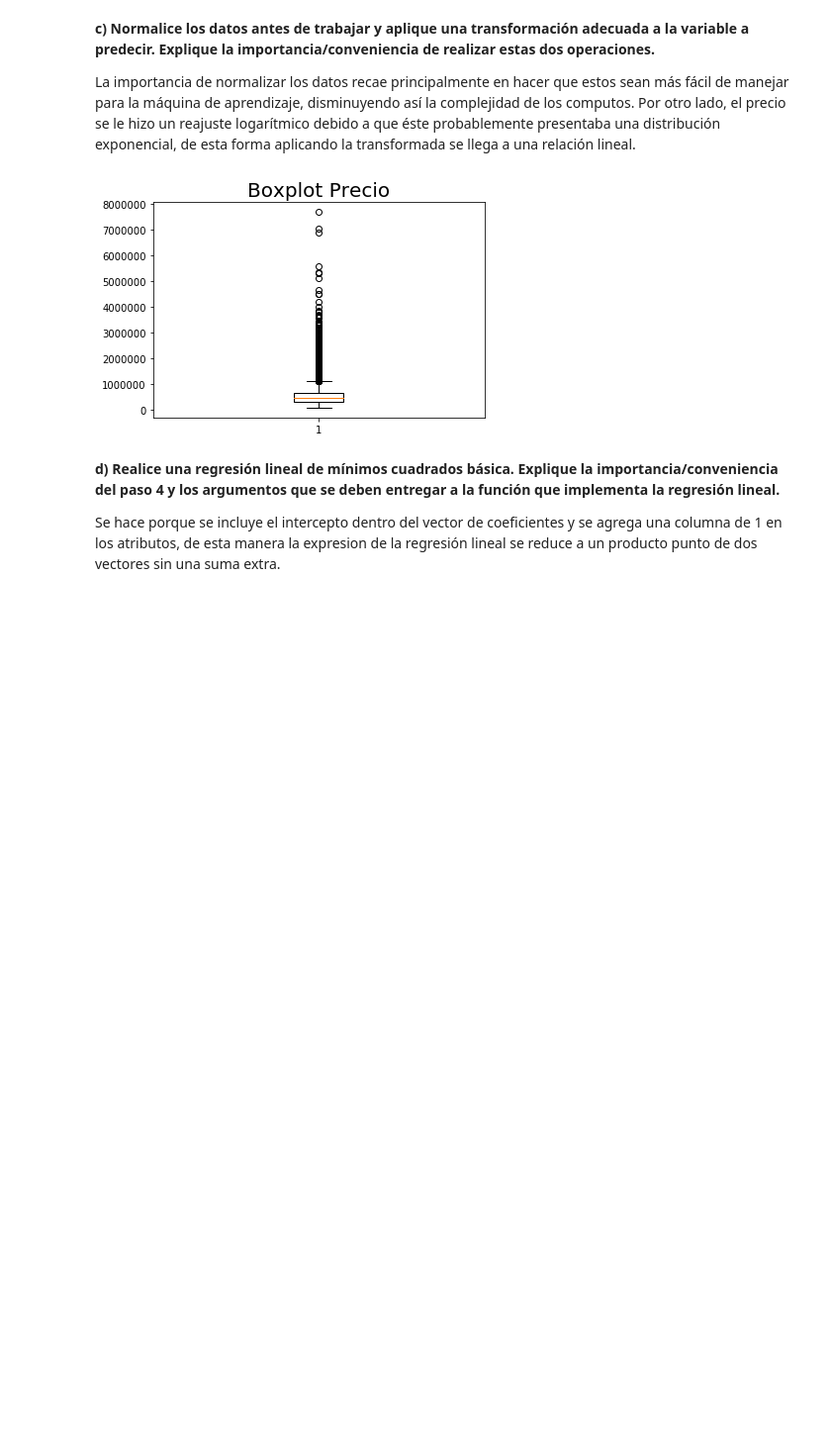
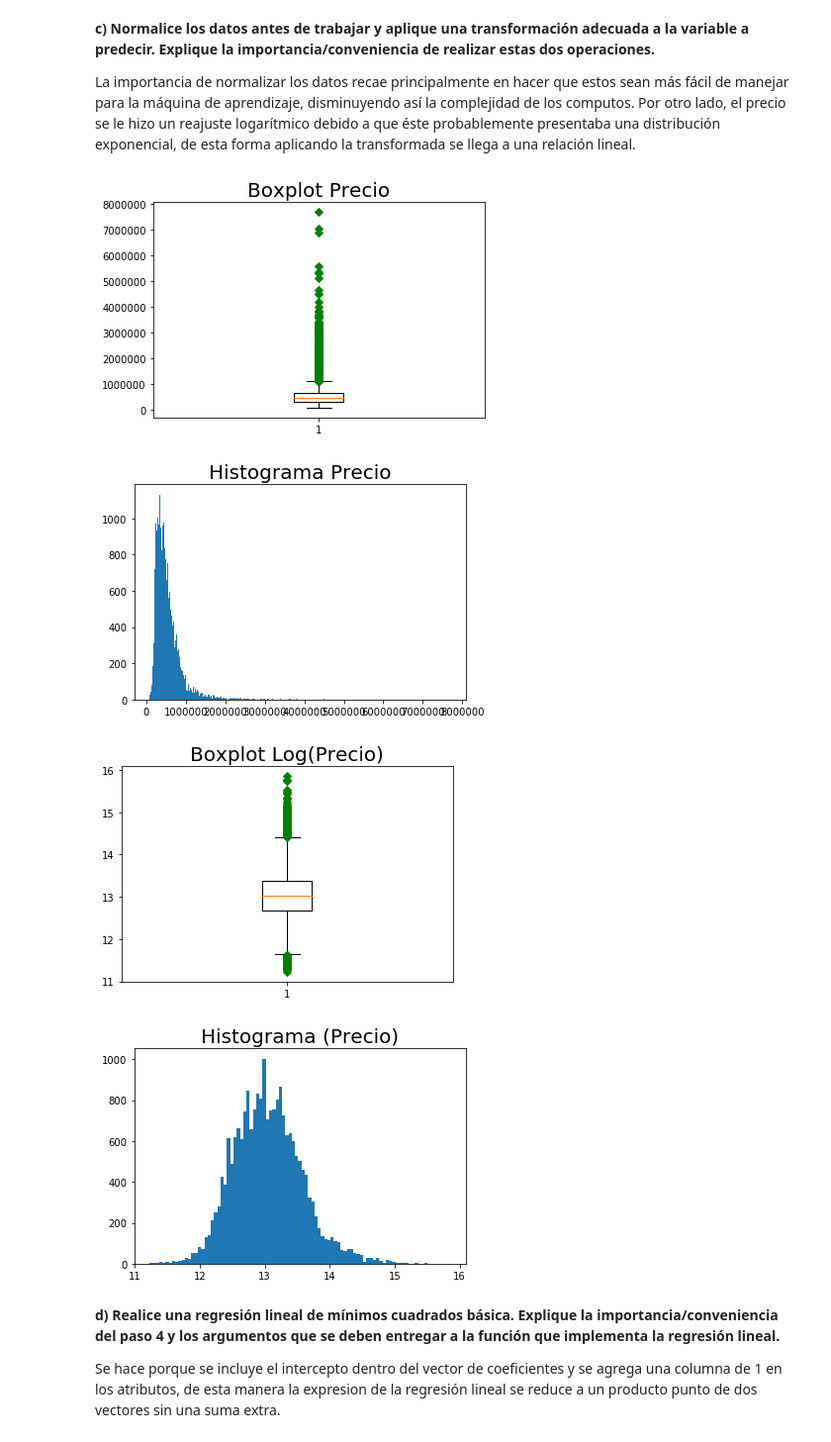
Before and after one commit to AlfredoAlfi/MachineLearning1, a Jupyter notebook: Tarea1_Machine_Learning.ipynb, the cells around one changed output. Shown: that part at 99% size. Saved outputs shown, nothing was run; the diff lists cells and outputs as text; code cells hidden in the pictures; blank space fills up the shorter version.

```diff
--- a/Tarea1_Machine_Learning.ipynb
+++ b/Tarea1_Machine_Learning.ipynb
@@ -61,15 +61,36 @@ Explique la importancia/conveniencia de realizar estas dos operaciones.
 # %%
 from sklearn.preprocessing import StandardScaler
 import matplotlib.pyplot as plt
 
 scaler = StandardScaler()
 df_scaled = pd.DataFrame(scaler.fit_transform(df), columns = df.columns)
-plt.boxplot(df['price'])
+
+plt.figure()
+plt.boxplot(df['price'], 0, 'gD')
 plt.title("Boxplot Precio", size=20)
 plt.show()
+
+
+plt.hist(df['price'], bins='auto')  # arguments are passed to np.histogram
+plt.title("Histograma Precio", size=20)
+plt.show()
+
 df_scaled['price'] = np.log(df['price'])
+
+plt.figure()
+plt.boxplot(df_scaled['price'], 0, 'gD')
+plt.title("Boxplot Log(Precio)", size=20)
+plt.show()
+
+
+plt.hist(df_scaled['price'], bins='auto')  # arguments are passed to np.histogram
+plt.title("Histograma (Precio)", size=20)
+plt.show()
 # %% [output]
-[figure, old version]
+[figure, new version]
+[figure, added]
+[figure, added]
+[figure, added]
 # %% [markdown]
 <p><b>d) Realice una regresión lineal de mínimos cuadrados básica. Explique la importancia/conveniencia del paso 4 y los argumentos que se deben entregar a la función que implementa la regresión lineal.
 </b>
```
